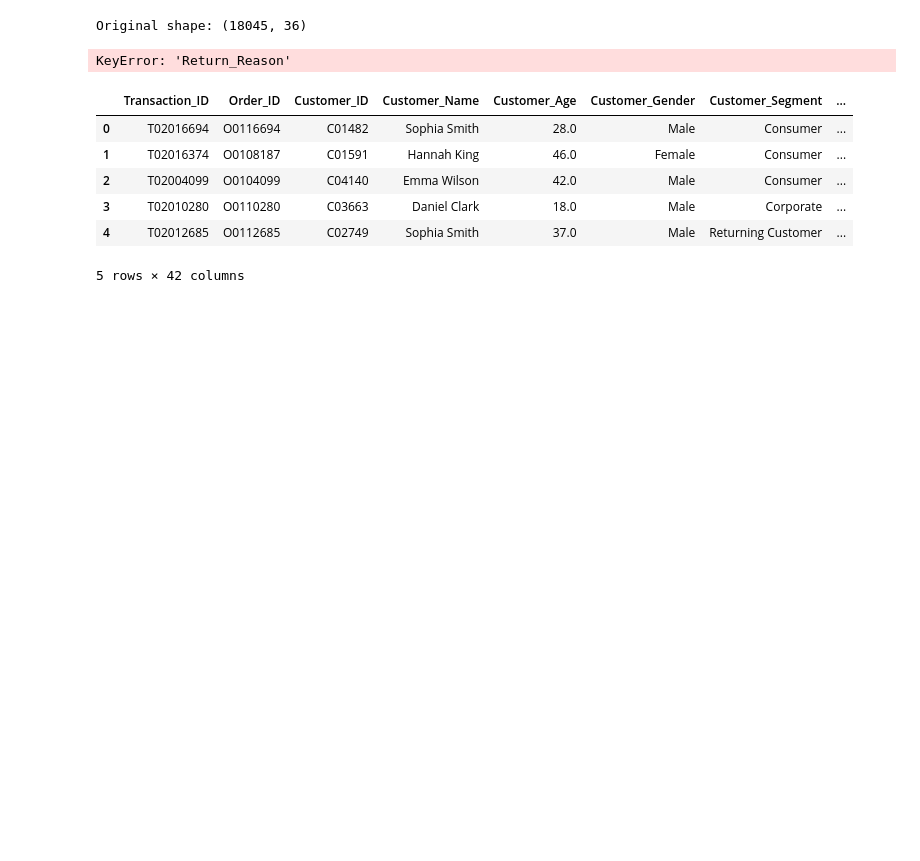
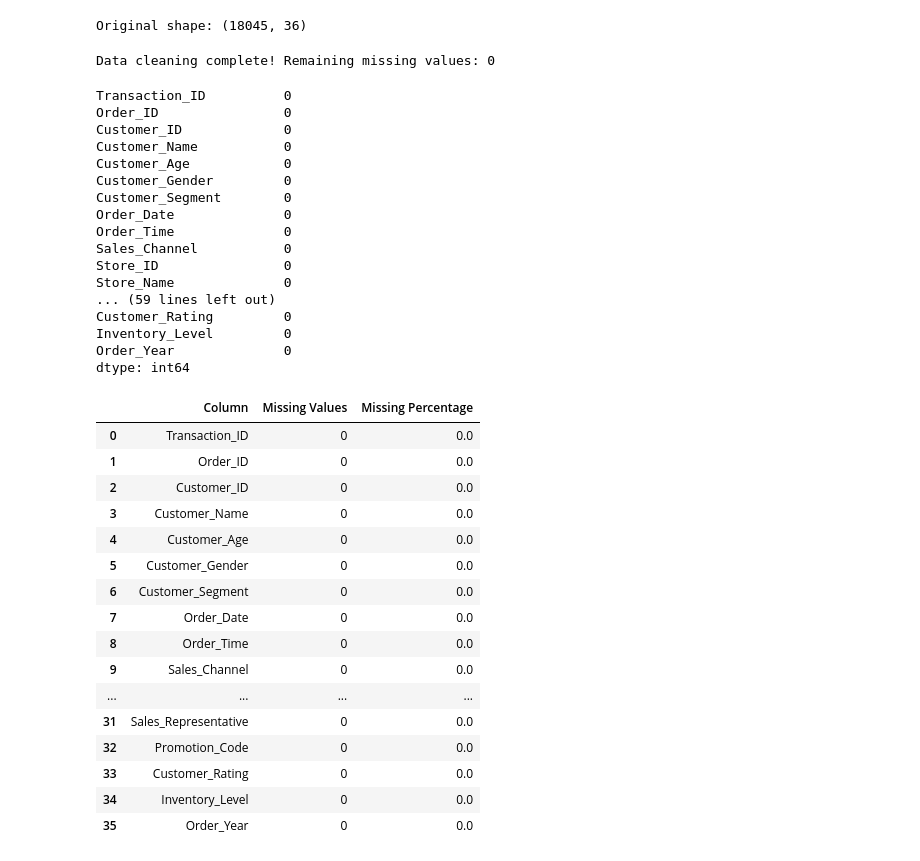
Before and after one commit to Leo-TK1/CSCI6840-Project, a Jupyter notebook: notebook.ipynb, the cells around one changed output. Drawn from its saved outputs; the diff is of its cells as text; code cells hidden in the pictures; blank space fills up the shorter version.

```diff
--- a/notebook.ipynb
+++ b/notebook.ipynb
@@ -20,33 +20,79 @@ Original shape: (18045, 36)
 # %%
 import pandas as pd
 
-# 1. Fill logical missing values
-df['Return_Reason'] = df['Return_Reason'].replace('', 'Not Returned')
+# 1. Load the dataset
+df = pd.read_csv('Sales_transactions_2022_2025.csv')
+
+# 2. Handle missing/blank values for return reasons and promotion codes
+df.columns = df.columns.str.strip()
+df['Return_Reason'] = df['Return_Reason'].fillna('Not Returned')
 df['Promotion_Code'] = df['Promotion_Code'].fillna('None')
 
-# 2. Impute numerical columns with median
+# 3. Impute numerical columns with the median
 num_cols = ['Customer_Age', 'Delivery_Days', 'Inventory_Level', 'Customer_Rating']
 for col in num_cols:
     if col in df.columns:
         df[col] = pd.to_numeric(df[col], errors='coerce')
         df[col] = df[col].fillna(df[col].median())
 
-# 3. Impute remaining categorical columns with 'Unknown'
+# 4. Impute categorical columns with 'Unknown'
 cat_cols = ['Customer_Name', 'Customer_Gender', 'Product_Name', 'Payment_Method']
 for col in cat_cols:
     if col in df.columns:
         df[col] = df[col].fillna('Unknown')
 
-print("Cleaning complete! Remaining missing values:", df.isnull().sum().sum())
+print("Data cleaning complete! Remaining missing values:", df.isnull().sum().sum())
 # %% [output]
-KeyError: 'Return_Reason'
+Data cleaning complete! Remaining missing values: 0
 # %%
-display(df.head())
+pd.set_option('display.max_rows', None)
+
+print(df.isnull().sum())
+print(df.columns.tolist())
+print(df.isnull().sum())
 # %% [output]
-|  | Transaction_ID | Order_ID | Customer_ID | Customer_Name | Customer_Age | Customer_Gender | Customer_Segment | ... |
-| 0 | T02016694 | O0116694 | C01482 | Sophia Smith | 28.0 | Male | Consumer | ... |
-| 1 | T02016374 | O0108187 | C01591 | Hannah King | 46.0 | Female | Consumer | ... |
-| 2 | T02004099 | O0104099 | C04140 | Emma Wilson | 42.0 | Male | Consumer | ... |
-| 3 | T02010280 | O0110280 | C03663 | Daniel Clark | 18.0 | Male | Corporate | ... |
-| 4 | T02012685 | O0112685 | C02749 | Sophia Smith | 37.0 | Male | Returning Customer | ... |
-5 rows × 42 columns
+Transaction_ID          0
+Order_ID                0
+Customer_ID             0
+Customer_Name           0
+Customer_Age            0
+Customer_Gender         0
+Customer_Segment        0
+Order_Date              0
+Order_Time              0
+Sales_Channel           0
+Store_ID                0
+Store_Name              0
+... (59 lines left out)
+Customer_Rating         0
+Inventory_Level         0
+Order_Year              0
+dtype: int64
+# %%
+missing_values = df.isnull().sum()
+
+missing_summary = pd.DataFrame({
+    'Column': missing_values.index,
+    'Missing Values': missing_values.values,
+    'Missing Percentage': (missing_values.values / len(df) * 100).round(2)
+})
+
+display(missing_summary)
+# %% [output]
+|  | Column | Missing Values | Missing Percentage |
+| 0 | Transaction_ID | 0 | 0.0 |
+| 1 | Order_ID | 0 | 0.0 |
+| 2 | Customer_ID | 0 | 0.0 |
+| 3 | Customer_Name | 0 | 0.0 |
+| 4 | Customer_Age | 0 | 0.0 |
+| 5 | Customer_Gender | 0 | 0.0 |
+| 6 | Customer_Segment | 0 | 0.0 |
+| 7 | Order_Date | 0 | 0.0 |
+| 8 | Order_Time | 0 | 0.0 |
+| 9 | Sales_Channel | 0 | 0.0 |
+| ... | ... | ... | ... |
+| 31 | Sales_Representative | 0 | 0.0 |
+| 32 | Promotion_Code | 0 | 0.0 |
+| 33 | Customer_Rating | 0 | 0.0 |
+| 34 | Inventory_Level | 0 | 0.0 |
+| 35 | Order_Year | 0 | 0.0 |
```
Also changed, not shown: parts of 1 cell of this notebook.
